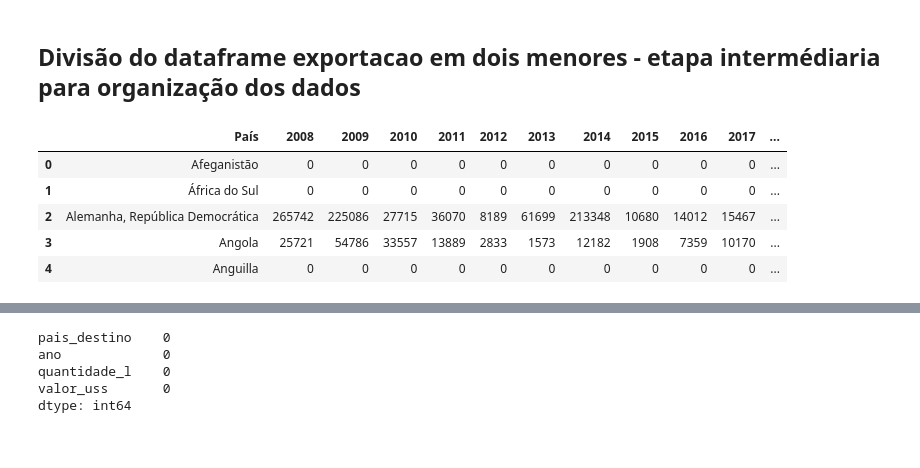
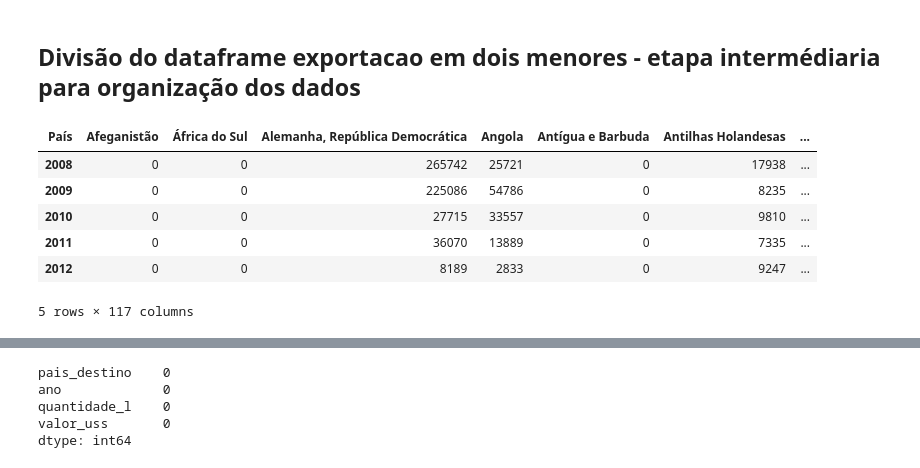
Before and after one commit to arianesannt/notebooks, a Jupyter notebook: atividadeFIAP.ipynb, the cells around one changed output, grey strips where cells are left out. Saved outputs shown, nothing was run; the diff lists cells and outputs as text; code cells hidden in the pictures.

```diff
--- a/atividadeFIAP.ipynb
+++ b/atividadeFIAP.ipynb
@@ -91,3 +82,11 @@ exportacao.head()
 | 3 | Angola | 25721 | 71083 | 54786 | 84235 | 33557 | 189891 | 13889 | 69001 | 2833 | ... | ... |
 | 4 | Anguilla | 0 | 0 | 0 | 0 | 0 | 0 | 0 | 0 | 0 | ... | ... |
 5 rows × 31 columns
+# %%
+exportacao = exportacao.set_index('País')
+# %%
+paises_comex_zero = exportacao.T.sum()
+paises_comex_zero = paises_comex_zero.loc[paises_comex_zero == 0]
+paises_comex_zero = paises_comex_zero.index
+exportacaoT = exportacao.T.drop(paises_comex_zero, axis=1)
+exportacao = exportacaoT.T
@@ -109,12 +131,15 @@ for item in exportacao.columns:
 # %%
 # criando dataframe só com dados da quantidade
 
+quantidade_kg2 = exportacao[quantidadekg]
 quantidade_kg = exportacao[quantidadekg]
+quantidade_kg = quantidade_kg.T
 quantidade_kg.head()
 # %% [output]
-|  | País | 2008 | 2009 | 2010 | 2011 | 2012 | 2013 | 2014 | 2015 | 2016 | 2017 | ... |
-| 0 | Afeganistão | 0 | 0 | 0 | 0 | 0 | 0 | 0 | 0 | 0 | 0 | ... |
-| 1 | África do Sul | 0 | 0 | 0 | 0 | 0 | 0 | 0 | 0 | 0 | 0 | ... |
-| 2 | Alemanha, República Democrática | 265742 | 225086 | 27715 | 36070 | 8189 | 61699 | 213348 | 10680 | 14012 | 15467 | ... |
-| 3 | Angola | 25721 | 54786 | 33557 | 13889 | 2833 | 1573 | 12182 | 1908 | 7359 | 10170 | ... |
-| 4 | Anguilla | 0 | 0 | 0 | 0 | 0 | 0 | 0 | 0 | 0 | 0 | ... |
+| País | Afeganistão | África do Sul | Alemanha, República Democrática | Angola | Antígua e Barbuda | Antilhas Holandesas | ... |
+| 2008 | 0 | 0 | 265742 | 25721 | 0 | 17938 | ... |
+| 2009 | 0 | 0 | 225086 | 54786 | 0 | 8235 | ... |
+| 2010 | 0 | 0 | 27715 | 33557 | 0 | 9810 | ... |
+| 2011 | 0 | 0 | 36070 | 13889 | 0 | 7335 | ... |
+| 2012 | 0 | 0 | 8189 | 2833 | 0 | 9247 | ... |
+5 rows × 117 columns
```
Also changed, not shown: parts of 18 cells of this notebook.
